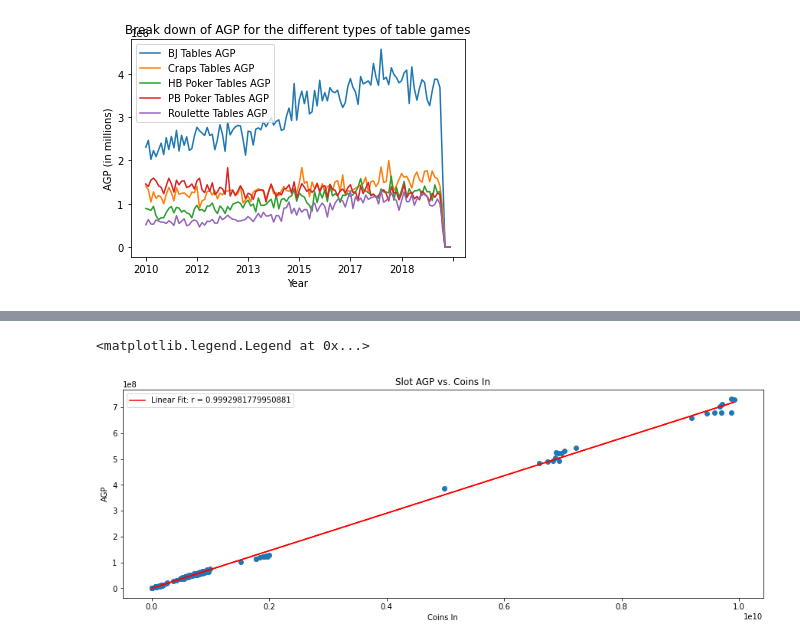
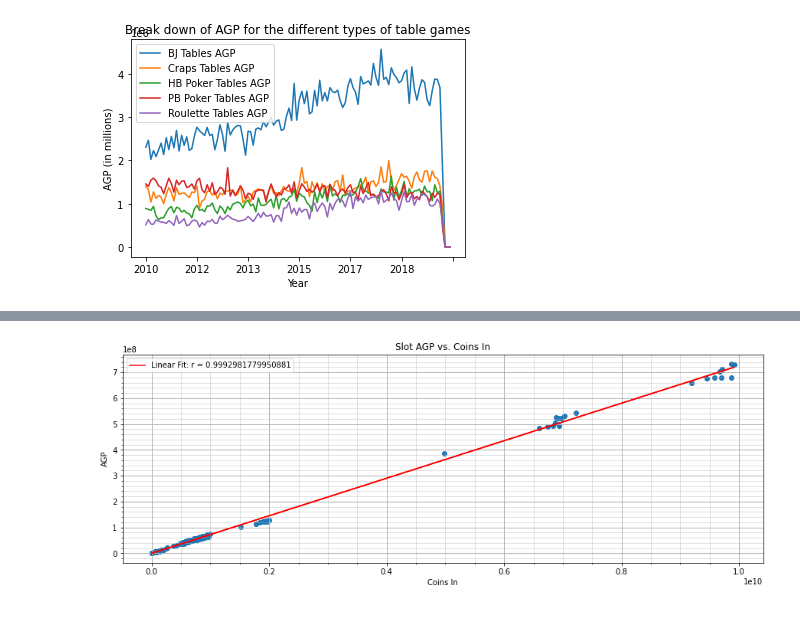
Before and after one commit to MattsonCam/Casino_Royale, a Jupyter notebook: casino_royale.ipynb, the cells around one changed output, grey strips where cells are left out. Cells and saved outputs as stored; diff of their text form; code cells hidden in the pictures.

```diff
--- a/casino_royale.ipynb
+++ b/casino_royale.ipynb
@@ -274,25 +279,30 @@ plt.savefig('plt8.png')
 # %%
 slotcoin = pd.concat([state.loc[:,'Slots Total Coins In'],cripple.loc[:,'Slots Total Coins In'],black.loc[:,'Slots Total Coins In'],central.loc[:,'Slots Total Coins In']],axis=0)
 slotagp = pd.concat([state.loc[:,'Slots Total AGP'],cripple.loc[:,'Slots Total AGP'],black.loc[:,'Slots Total AGP'],central.loc[:,'Slots Total AGP']],axis=0)
 slotagp = slotagp.to_numpy()
 slotcoin = slotcoin.to_numpy()
 
 xdata = slotcoin.reshape(-1,1)
 ydata = slotagp.reshape(-1,1)
 linreg = LinearRegression()
 linreg.fit(xdata, ydata)
 ydata_pred = linreg.predict(xdata)
 corr = pears(xdata.flatten(),ydata)[0][0]
-ax = plt.gca()
+
+plt.figure(1)
+plt.minorticks_on()
+plt.grid(which='minor', alpha=0.5)
+plt.grid(which='major', linewidth=1)
 plt.plot(xdata,ydata_pred,'r')
 plt.scatter(slotcoin,slotagp)
 plt.title('Slot AGP vs. Coins In')
 plt.xlabel('Coins In')
 plt.ylabel('AGP')
-plt.legend(['Linear Fit: r = ' + str(corr)])
+plt.legend(['Linear Fit: r = ' + str(corr)], loc='upper left')
+plt.rcParams['figure.figsize'] = [10,5]
+plt.savefig('cluster-linear_regression.png')
 # %% [output]
-<matplotlib.legend.Legend at 0x...>
-[figure, old version]
+[figure, new version]
 # %%
 #plot 1
 
```
Also changed, not shown: parts of 6 cells of this notebook.
